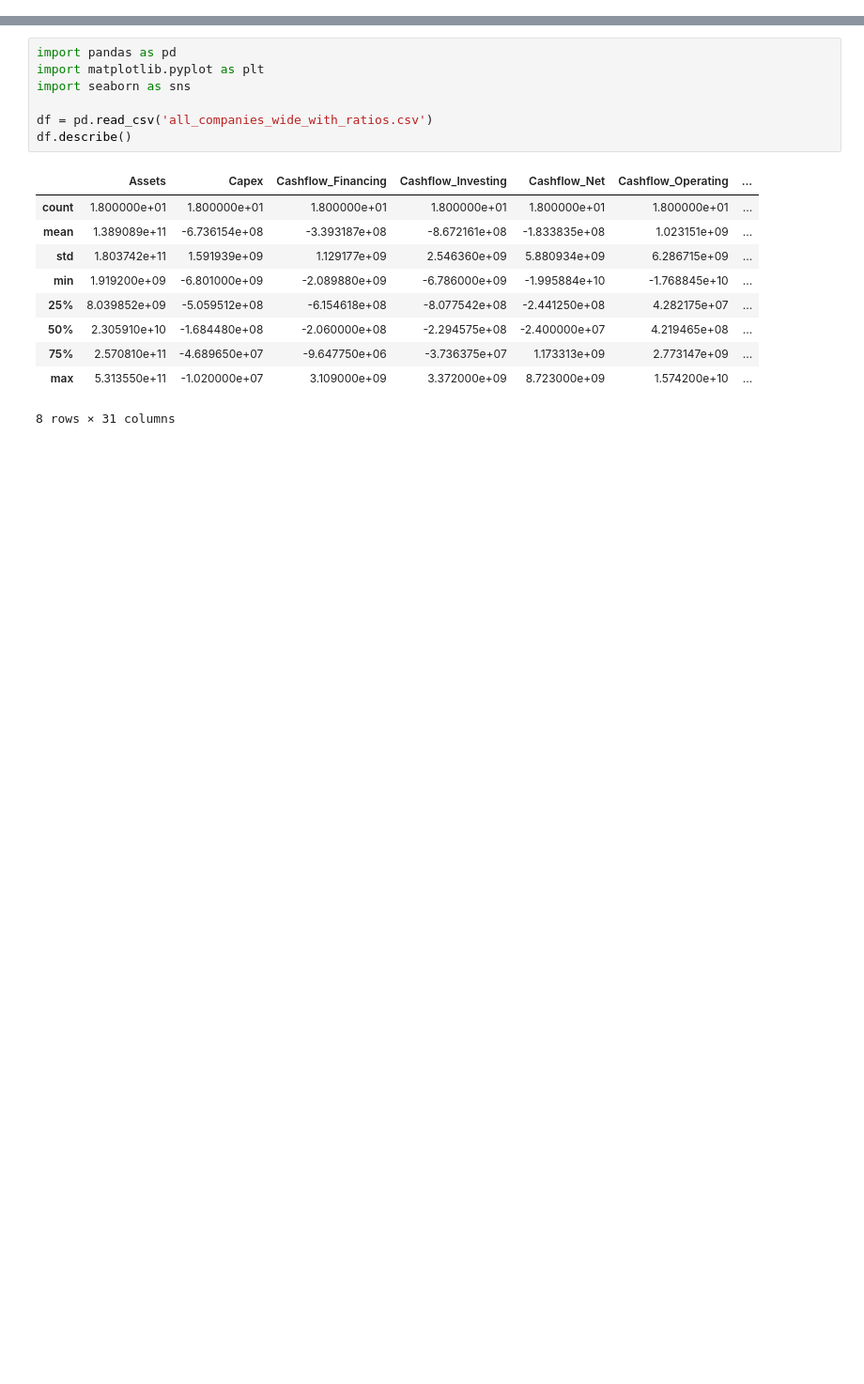
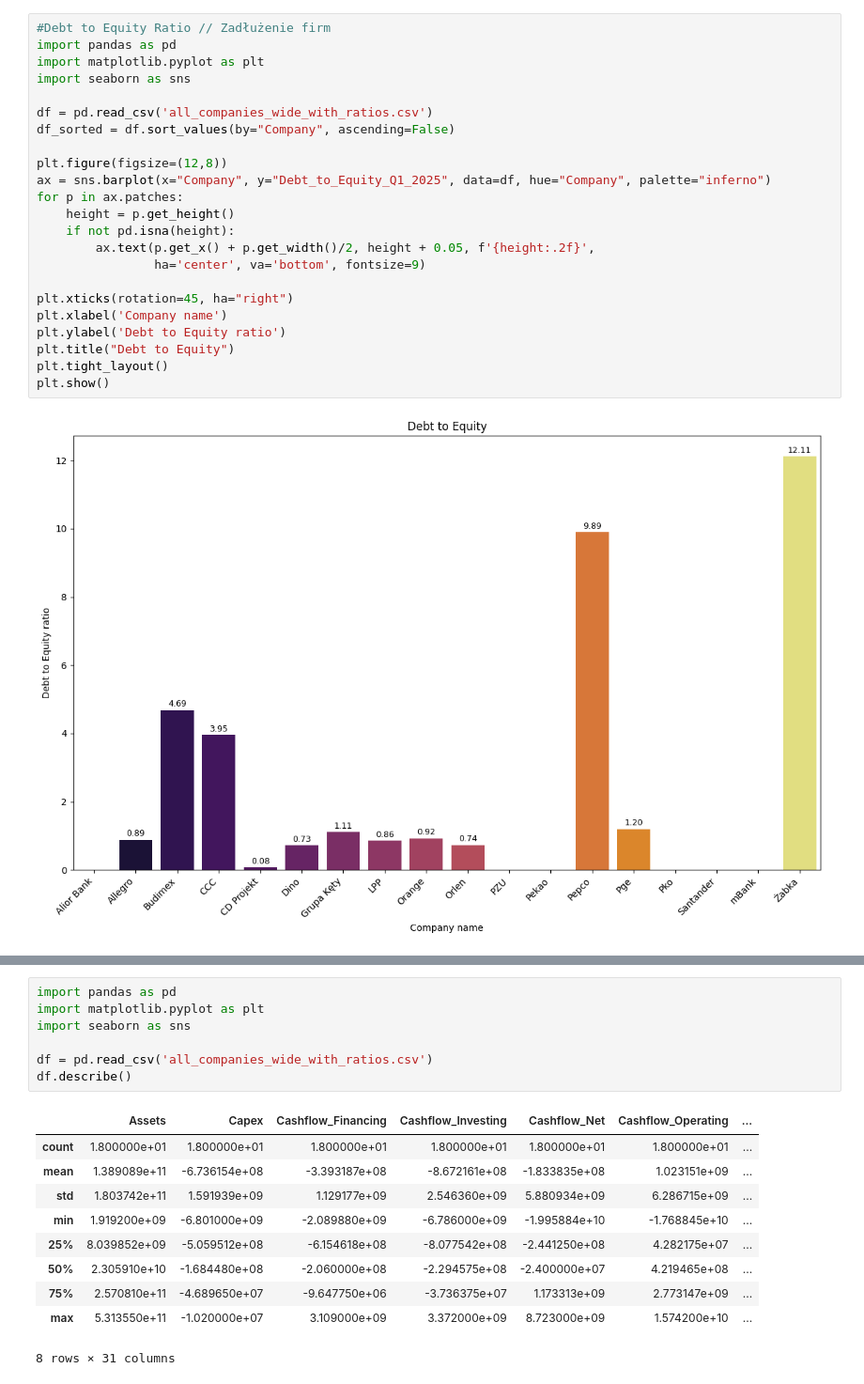
Before and after one commit to ZuzannaKochowska/portfolio, a Jupyter notebook: profitability.ipynb, the cells around one changed output, grey strips where cells are left out. Shown at 94% size. Saved outputs shown, nothing was run; the diff lists cells and outputs as text; blank space fills up the shorter version.

```diff
--- a/profitability.ipynb
+++ b/profitability.ipynb
@@ -76,4 +76,29 @@ plt.tight_layout()
 plt.show()
 # %% [output]
 [figure]
+# %%
+#Debt to Equity Ratio // Zadłużenie firm
+import pandas as pd
+import matplotlib.pyplot as plt
+import seaborn as sns
+
+df = pd.read_csv('all_companies_wide_with_ratios.csv')
+df_sorted = df.sort_values(by="Company", ascending=False)
+
+plt.figure(figsize=(12,8))
+ax = sns.barplot(x="Company", y="Debt_to_Equity_Q1_2025", data=df, hue="Company", palette="inferno")
+for p in ax.patches:
+    height = p.get_height()
+    if not pd.isna(height):
+        ax.text(p.get_x() + p.get_width()/2, height + 0.05, f'{height:.2f}',
+                ha='center', va='bottom', fontsize=9)
+
+plt.xticks(rotation=45, ha="right")
+plt.xlabel('Company name')
+plt.ylabel('Debt to Equity ratio')
+plt.title("Debt to Equity")
+plt.tight_layout()
+plt.show()
+# %% [output]
+[figure, added]
 # %%
```
Also changed, not shown: parts of 7 cells of this notebook.
